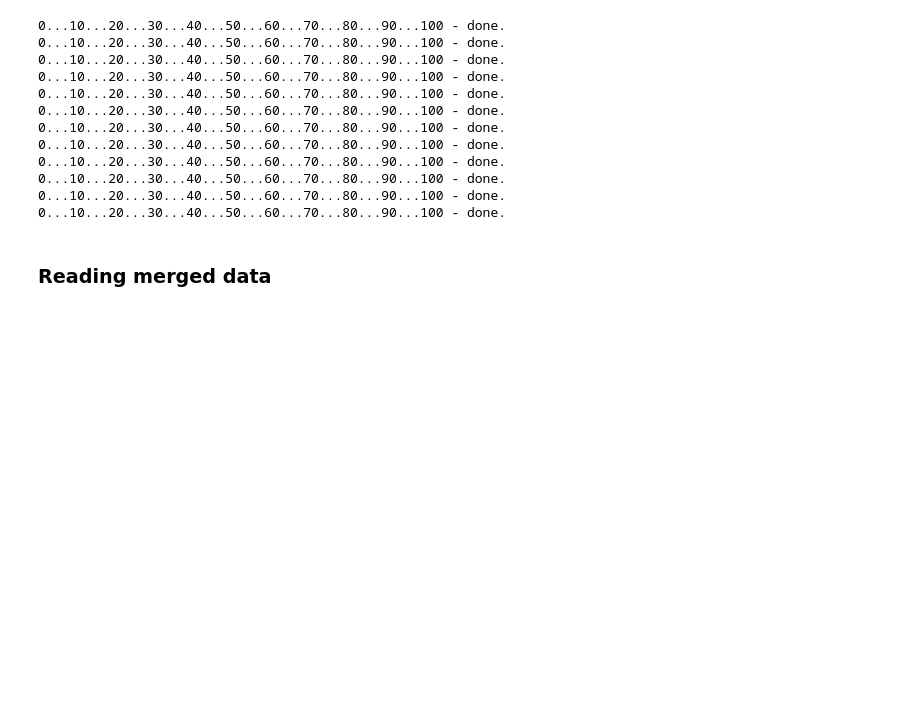
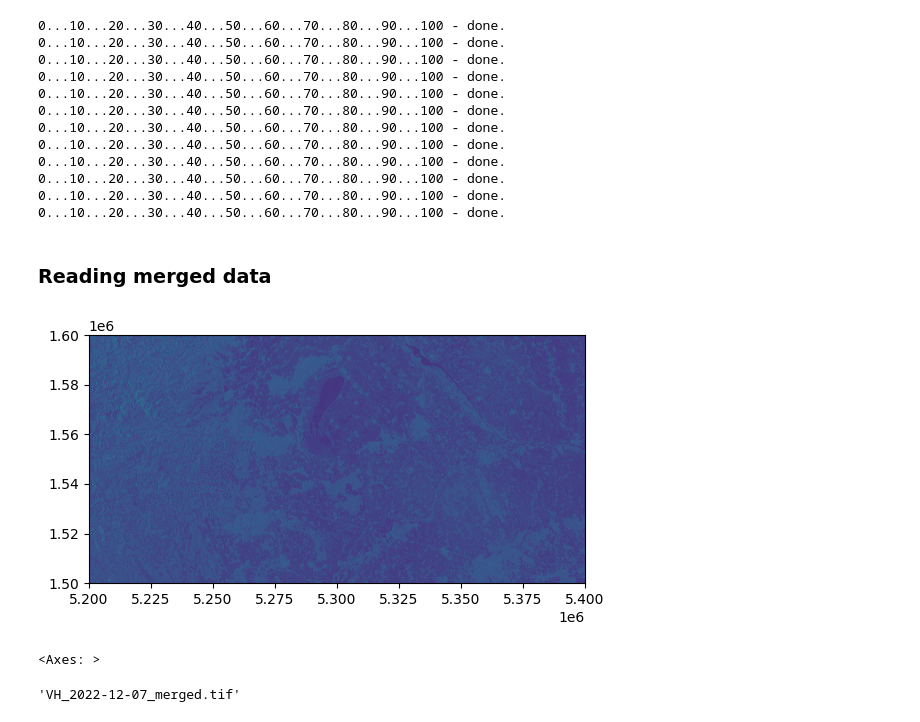
Before and after one commit to nadiaverdha/InterdisciplinaryProject, a Jupyter notebook: reading_data.ipynb, the cells around one changed output. Saved outputs shown, nothing was run; the diff lists cells and outputs as text; code cells hidden in the pictures; blank space fills up the shorter version.

```diff
--- a/reading_data.ipynb
+++ b/reading_data.ipynb
@@ -136,3 +148,14 @@ See the caveats in the documentation: https://pandas.pydata.org/pandas-docs/stab
 0...10...20...30...40...50...60...70...80...90...100 - done.
 # %% [markdown]
 ### Reading merged data
+# %%
+path2 = "./train/VH_2022-01-17_merged.tif"
+# %%
+path = "./e11739391/Sentinel-1_CSAR/EQUI7_EU010M/E053N015T1/GMR40_20220411T050204__VV_D124_E053N015T1_EU010M_V1M0R01_S1AIWGRDH.tif"
+
+x =rasterio.open(path2)
+# %%
+show(x)
+# %% [output]
+[figure, added]
+<Axes: >
@@ -138,0 +179,5 @@ See the caveats in the documentation: https://pandas.pydata.org/pandas-docs/stab
+# %%
+l = os.listdir("./train/")
+l[1]
+# %% [output]
+'VH_2022-12-07_merged.tif'
```
Also changed, not shown: parts of 12 cells of this notebook.
